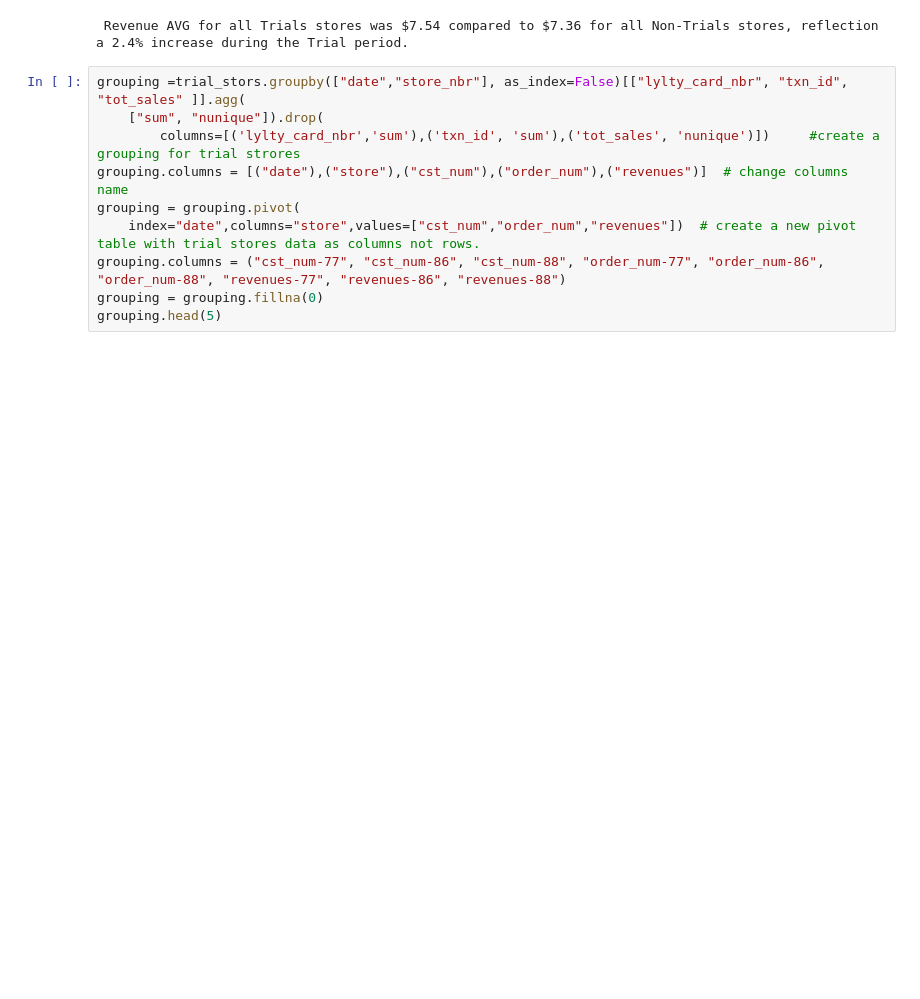
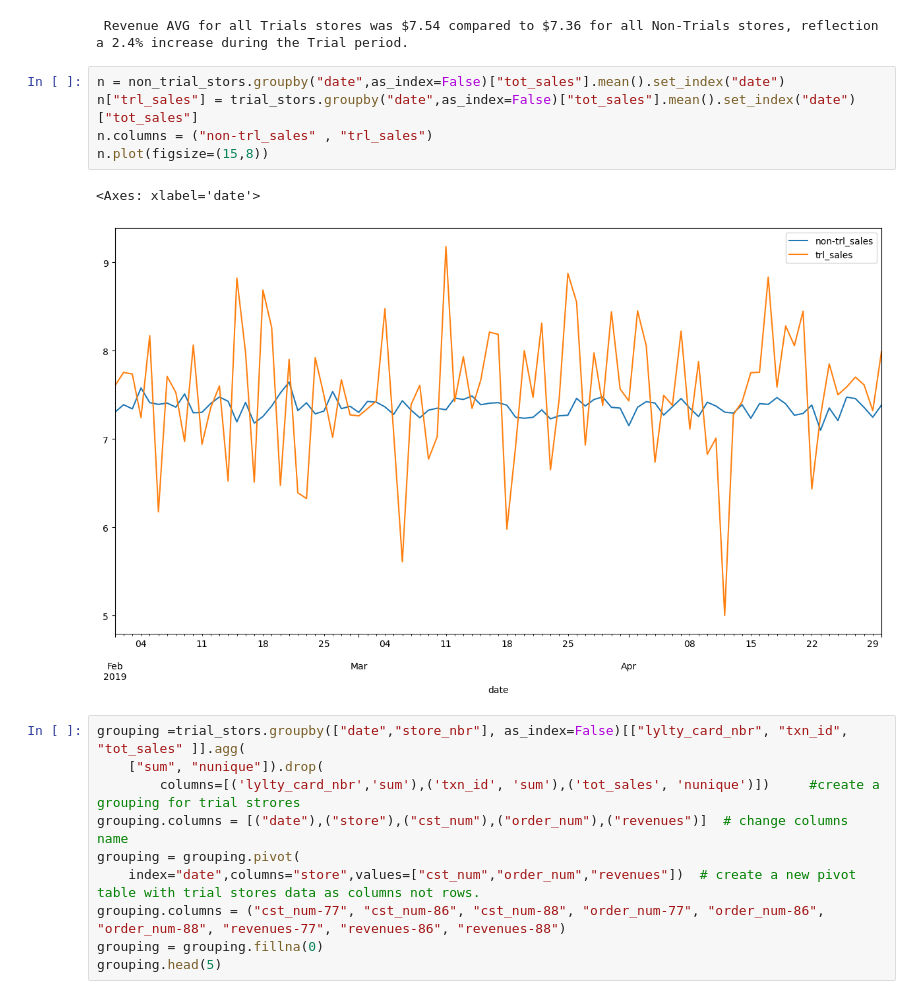
Before and after one commit to mohamedhamed101994/Chips-sales-analysis, a Jupyter notebook: stores_sales.ipynb, the cells around one changed output. Saved outputs shown, nothing was run; the diff lists cells and outputs as text; blank space fills up the shorter version.

```diff
--- a/stores_sales.ipynb
+++ b/stores_sales.ipynb
@@ -173,6 +173,14 @@ print(f" Revenue AVG for all Trials stores was ${round(trial_stors.tot_sales.mea
                                   # compare betwwen trial stores revenue avg and non-trial stores revenue avg.
 # %% [output]
  Revenue AVG for all Trials stores was $7.54 compared to $7.36 for all Non-Trials stores, reflection a 2.4% increase during the Trial period.
+# %%
+n = non_trial_stors.groupby("date",as_index=False)["tot_sales"].mean().set_index("date")
+n["trl_sales"] = trial_stors.groupby("date",as_index=False)["tot_sales"].mean().set_index("date")["tot_sales"]
+n.columns = ("non-trl_sales" , "trl_sales")
+n.plot(figsize=(15,8))
+# %% [output]
+<Axes: xlabel='date'>
+[figure, added]
 # %%
 grouping =trial_stors.groupby(["date","store_nbr"], as_index=False)[["lylty_card_nbr", "txn_id", "tot_sales" ]].agg(
     ["sum", "nunique"]).drop(
```
Also changed, not shown: parts of 1 cell of this notebook, 3 other files.
